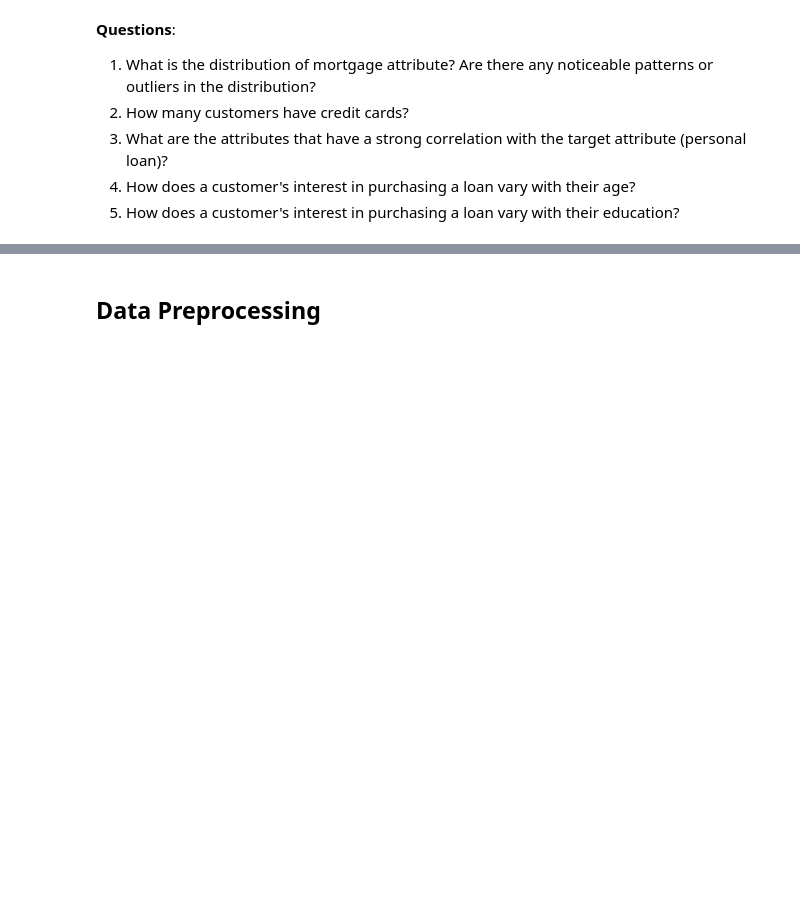
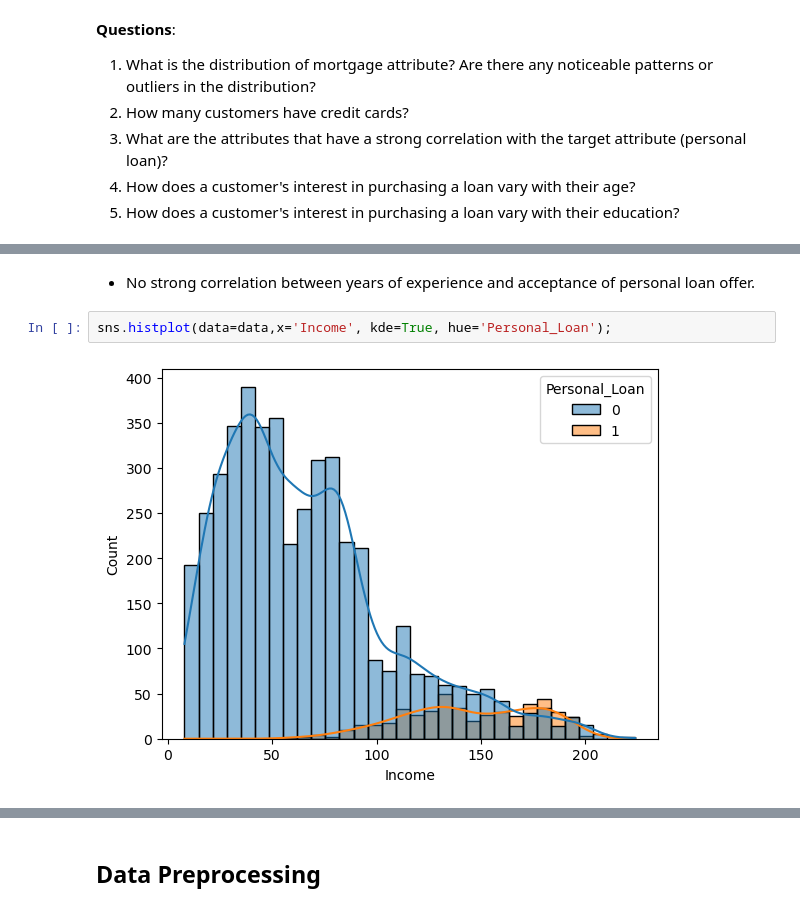
Before and after one commit to apgt60/vscode-python-test, a Jupyter notebook: project02/AIML_ML_Project_Full_Code_Notebook.ipynb, the cells around one changed output, grey strips where cells are left out. Cells and saved outputs as stored; diff of their text form; blank space fills up the shorter version.

```diff
--- a/project02/AIML_ML_Project_Full_Code_Notebook.ipynb
+++ b/project02/AIML_ML_Project_Full_Code_Notebook.ipynb
@@ -168,0 +162,6 @@ data_nonzero_mortgage.describe()
+# %% [markdown]
+- No strong correlation between years of experience and acceptance of personal loan offer.
+# %%
+sns.histplot(data=data,x='Income', kde=True, hue='Personal_Loan');
+# %% [output]
+[figure, added]
```
Also changed, not shown: parts of 94 cells of this notebook, 1 other file.
